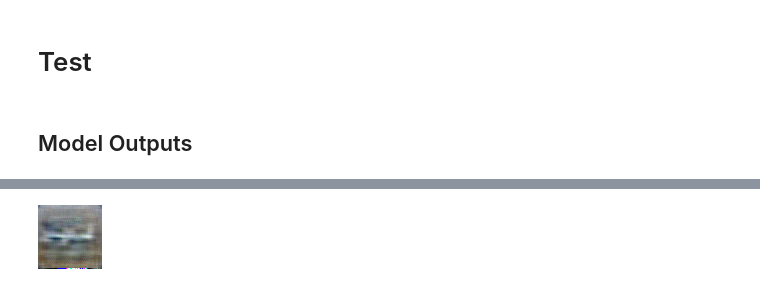
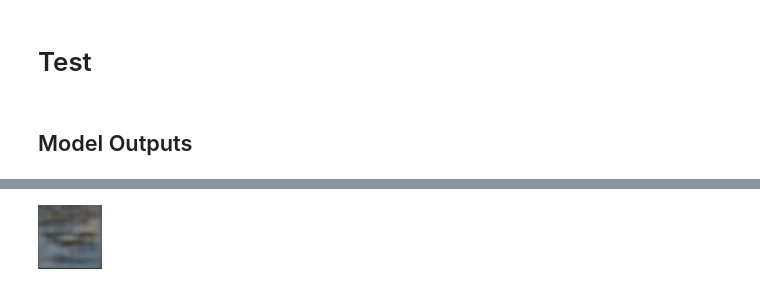
Before and after one commit to bradley-ray/implementing-deep-learn-papers, a Jupyter notebook: variational_autoencoder.ipynb, the cells around one changed output, grey strips where cells are left out. Cells and saved outputs as stored; diff of their text form; code cells hidden in the pictures.

```diff
--- a/variational_autoencoder.ipynb
+++ b/variational_autoencoder.ipynb
@@ -95,7 +135,7 @@ import torchvision.transforms as transforms
 size = (64, 64)
 train = datasets.FGVCAircraft(
     root = 'data',
-    split = 'train',
+    split = 'trainval',
     download = True,
     transform = transforms.Compose([transforms.ToTensor(),
                                     transforms.Resize(size)])
@@ -116,7 +159,7 @@ def create_dataloaders(train_data: torch.Tensor, test_data: torch.Tensor, bs: in
     test_loader = DataLoader(test_data, batch_size=bs, shuffle=True)
     return train_loader, test_loader
 
-subset = False
+subset = True
 train_loader = None
 test_loader = None
 
@@ -157,12 +200,13 @@ device = 'cuda'
 
 kl_losses = []
 mse_losses = []
-vae = VAE(img_channels=3, z_dim=128, flat_size=64*23*23).to(device)
+channel_sizes = [3, 32, 64, 64]
+vae = VAE(channel_sizes).to(device)
 # %%
 def train_model(model: nn.Module, train_loader: DataLoader, bs: int = 64, epochs: int = 10, device: str = 'cpu'):
     model.train()
     # TODO: Read Adam paper
-    opt = optim.Adam(vae.parameters(), betas=(0.5, 0.99), lr=0.0003)
+    opt = optim.Adam(vae.parameters(), betas=(0.2, 0.999), lr=0.0003)
     for i in tqdm(range(epochs)):
         for batch, (X, _) in enumerate(train_loader):
             # train
@@ -175,9 +219,9 @@ def train_model(model: nn.Module, train_loader: DataLoader, bs: int = 64, epochs
             # TODO: read b-vae paper
             # scale = i / 50
             kl = kl_loss(mean, log_var)
-            # mse = nn.MSELoss()(out, X)
             # scaling the mean error seems to improve results a lot
             mse = 100*nn.MSELoss()(out, X)
+            # mse = nn.MSELoss()(out, X)
             loss = kl + mse
             loss.backward()
 
@@ -249,12 +295,12 @@ display(img)
 # %%
 # z = get_sample(mu, log_sigma)
 z = torch.randn_like(mu)
 dec = vae.dec
-out = dec(z, 64*23*23)
+out = dec(z)
 img = to_image(out, resize=False)
 img
 # %% [output]
-[figure, old version]
+[figure, new version]
 # %%
 import matplotlib.pyplot as plt
 plt.imshow(out[0][0].cpu().detach().numpy())
```
Also changed, not shown: parts of 9 cells of this notebook.
